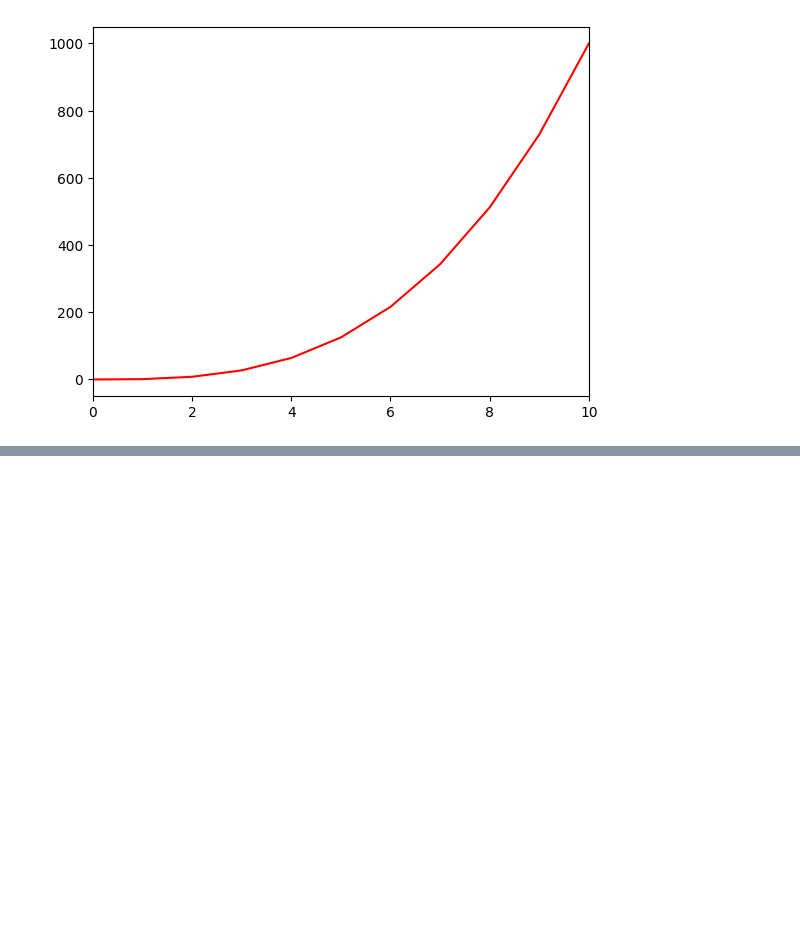
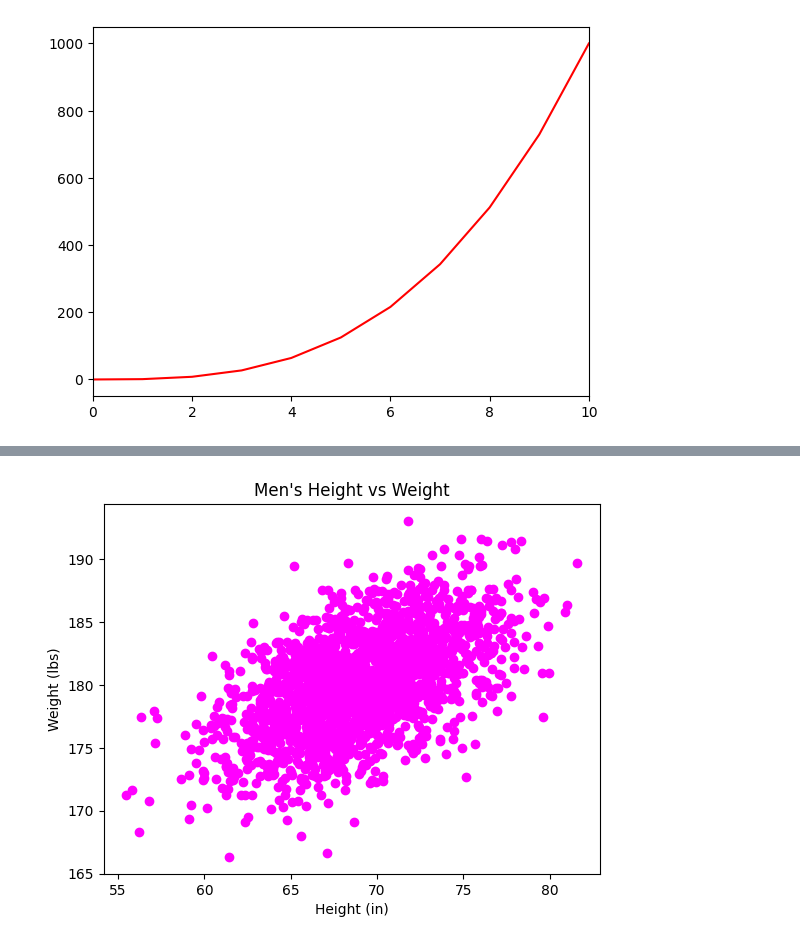
Before and after one commit to JCox924/atlas-machine_learning, a Jupyter notebook: math/plotting/test.ipynb, the cells around one changed output, grey strips where cells are left out. Saved outputs shown, nothing was run; the diff lists cells and outputs as text; code cells hidden in the pictures; blank space fills up the shorter version.

Commit message:
add scatter plot

```diff
--- a/math/plotting/test.ipynb
+++ b/math/plotting/test.ipynb
@@ -19,0 +25,21 @@ line()
+# %%
+import numpy as np
+import matplotlib.pyplot as plt
+
+def scatter():
+
+    mean = [69, 0]
+    cov = [[15, 8], [8, 15]]
+    np.random.seed(5)
+    x, y = np.random.multivariate_normal(mean, cov, 2000).T
+    y += 180
+    plt.figure(figsize=(6.4, 4.8))
+    plt.scatter(x, y, color='#FF00FF')
+    plt.title("Men's Height vs Weight")
+    plt.xlabel('Height (in)')
+    plt.ylabel('Weight (lbs)')
+    plt.show()
+
+scatter()
+# %% [output]
+[figure, added]
```
Also changed, not shown: parts of 3 cells of this notebook, 1 other file.
